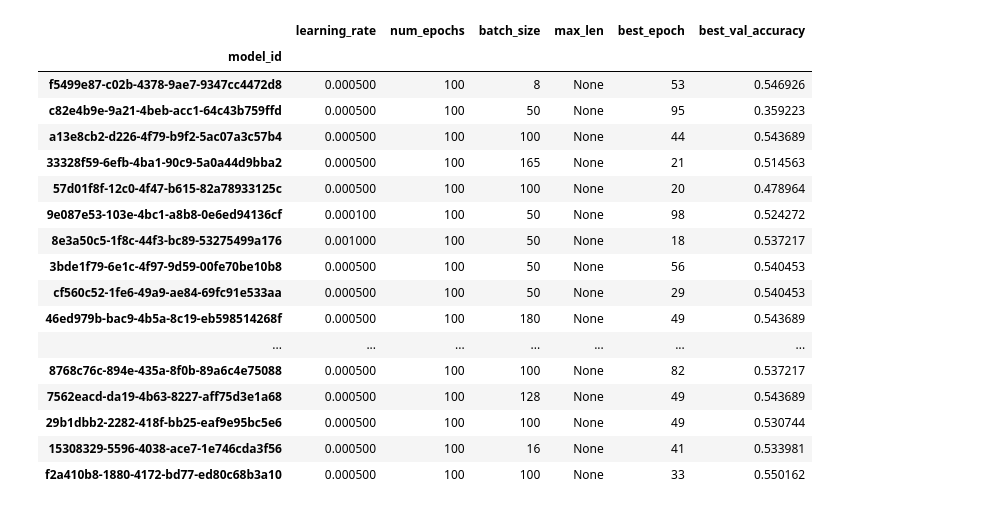
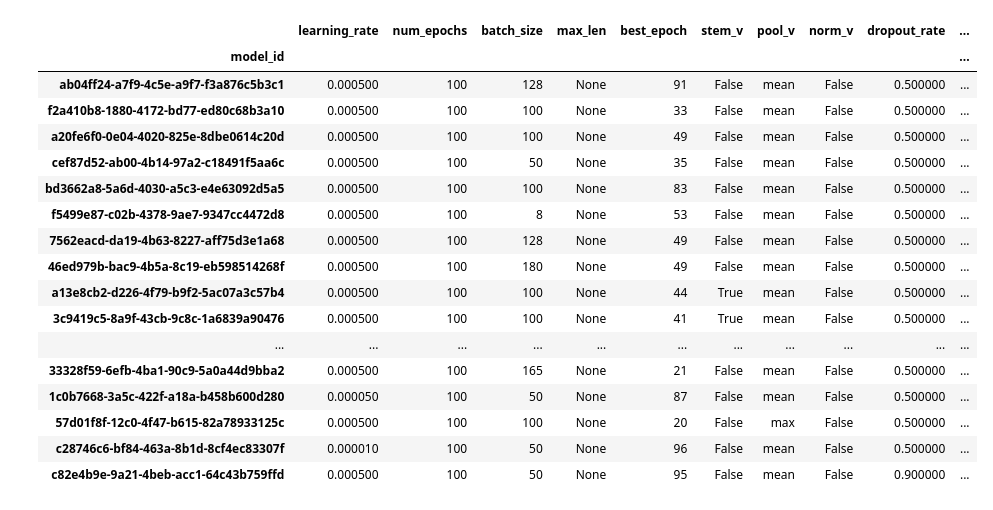
Before and after one commit to raymondfdavey/NLP_ASSESSMENT, a Jupyter notebook: plotting.ipynb, the cells around one changed output. Saved outputs shown, nothing was run; the diff lists cells and outputs as text; code cells hidden in the pictures.

```diff
--- a/plotting.ipynb
+++ b/plotting.ipynb
@@ -30,7 +30,11 @@ def plot(results_dir, graphs=False, confusion_matrix=False):
             epochs = data['hyperparameters'].get('num_epochs', None)
             batch_size = data['hyperparameters'].get('batch_size', None)
             max_len = data['hyperparameters'].get('max_len', None)
-
+            stem_v = data['hyperparameters'].get('stem_v', None)
+            pool_v = data['hyperparameters'].get('pool_v', None)
+            norm_v = data['hyperparameters'].get('norm_v', None)
+            dropout_rate = data['hyperparameters'].get('dropout_rate', None)
+            dr = data['hyperparameters'].get('dropout', None)
 
             row_data = {
                 'model_id': model_id,
@@ -39,6 +43,11 @@ def plot(results_dir, graphs=False, confusion_matrix=False):
                 'batch_size': batch_size,
                 'max_len': max_len,
                 'best_epoch':best_epoch,
+                'stem_v':stem_v,
+                'pool_v':pool_v,
+                'norm_v': norm_v,
+                'dropout_rate': dropout_rate,
+                'dr': dr,
                 'best_val_accuracy': best_val_acc,
             }
 
@@ -87,7 +96,11 @@ def plot(results_dir, graphs=False, confusion_matrix=False):
 
     df = pd.DataFrame(data_list)
     df.set_index('model_id', inplace=True)
+    df = df.sort_values('best_val_accuracy', ascending=False)
+    return df
 
+
+def style_df(df):
     def highlight_max(s):
         is_max = s == s.max()
         return ['background-color: yellow' if v else '' for v in is_max]
@@ -169,24 +182,24 @@ plot(w2v_bin, graphs=False, confusion_matrix=False)
 # %%
-plot(w2v_seq, graphs=False, confusion_matrix=False)
+style_df(plot(w2v_seq, graphs=False, confusion_matrix=False))
 # %% [output]
-|  | learning_rate | num_epochs | batch_size | max_len | best_epoch | best_val_accuracy |
-| model_id |  |  |  |  |  |  |
-| f5499e87-c02b-4378-9ae7-9347cc4472d8 | 0.000500 | 100 | 8 | None | 53 | 0.546926 |
-| c82e4b9e-9a21-4beb-acc1-64c43b759ffd | 0.000500 | 100 | 50 | None | 95 | 0.359223 |
-| a13e8cb2-d226-4f79-b9f2-5ac07a3c57b4 | 0.000500 | 100 | 100 | None | 44 | 0.543689 |
-| 33328f59-6efb-4ba1-90c9-5a0a44d9bba2 | 0.000500 | 100 | 165 | None | 21 | 0.514563 |
-| 57d01f8f-12c0-4f47-b615-82a78933125c | 0.000500 | 100 | 100 | None | 20 | 0.478964 |
-| 9e087e53-103e-4bc1-a8b8-0e6ed94136cf | 0.000100 | 100 | 50 | None | 98 | 0.524272 |
-| 8e3a50c5-1f8c-44f3-bc89-53275499a176 | 0.001000 | 100 | 50 | None | 18 | 0.537217 |
-| 3bde1f79-6e1c-4f97-9d59-00fe70be10b8 | 0.000500 | 100 | 50 | None | 56 | 0.540453 |
-| cf560c52-1fe6-49a9-ae84-69fc91e533aa | 0.000500 | 100 | 50 | None | 29 | 0.540453 |
-| 46ed979b-bac9-4b5a-8c19-eb598514268f | 0.000500 | 100 | 180 | None | 49 | 0.543689 |
-| ... | ... | ... | ... | ... | ... | ... |
-| 8768c76c-894e-435a-8f0b-89a6c4e75088 | 0.000500 | 100 | 100 | None | 82 | 0.537217 |
-| 7562eacd-da19-4b63-8227-aff75d3e1a68 | 0.000500 | 100 | 128 | None | 49 | 0.543689 |
-| 29b1dbb2-2282-418f-bb25-eaf9e95bc5e6 | 0.000500 | 100 | 100 | None | 49 | 0.530744 |
-| 15308329-5596-4038-ace7-1e746cda3f56 | 0.000500 | 100 | 16 | None | 41 | 0.533981 |
-| f2a410b8-1880-4172-bd77-ed80c68b3a10 | 0.000500 | 100 | 100 | None | 33 | 0.550162 |
+|  | learning_rate | num_epochs | batch_size | max_len | best_epoch | stem_v | pool_v | norm_v | dropout_rate | ... |
+| model_id |  |  |  |  |  |  |  |  |  | ... |
+| ab04ff24-a7f9-4c5e-a9f7-f3a876c5b3c1 | 0.000500 | 100 | 128 | None | 91 | False | mean | False | 0.500000 | ... |
+| f2a410b8-1880-4172-bd77-ed80c68b3a10 | 0.000500 | 100 | 100 | None | 33 | False | mean | False | 0.500000 | ... |
+| a20fe6f0-0e04-4020-825e-8dbe0614c20d | 0.000500 | 100 | 100 | None | 49 | False | mean | False | 0.500000 | ... |
+| cef87d52-ab00-4b14-97a2-c18491f5aa6c | 0.000500 | 100 | 50 | None | 35 | False | mean | False | 0.500000 | ... |
+| bd3662a8-5a6d-4030-a5c3-e4e63092d5a5 | 0.000500 | 100 | 100 | None | 83 | False | mean | False | 0.500000 | ... |
+| f5499e87-c02b-4378-9ae7-9347cc4472d8 | 0.000500 | 100 | 8 | None | 53 | False | mean | False | 0.500000 | ... |
+| 7562eacd-da19-4b63-8227-aff75d3e1a68 | 0.000500 | 100 | 128 | None | 49 | False | mean | False | 0.500000 | ... |
+| 46ed979b-bac9-4b5a-8c19-eb598514268f | 0.000500 | 100 | 180 | None | 49 | False | mean | False | 0.500000 | ... |
+| a13e8cb2-d226-4f79-b9f2-5ac07a3c57b4 | 0.000500 | 100 | 100 | None | 44 | True | mean | False | 0.500000 | ... |
+| 3c9419c5-8a9f-43cb-9c8c-1a6839a90476 | 0.000500 | 100 | 100 | None | 41 | True | mean | False | 0.500000 | ... |
+| ... | ... | ... | ... | ... | ... | ... | ... | ... | ... | ... |
+| 33328f59-6efb-4ba1-90c9-5a0a44d9bba2 | 0.000500 | 100 | 165 | None | 21 | False | mean | False | 0.500000 | ... |
+| 1c0b7668-3a5c-422f-a18a-b458b600d280 | 0.000050 | 100 | 50 | None | 87 | False | mean | False | 0.500000 | ... |
+| 57d01f8f-12c0-4f47-b615-82a78933125c | 0.000500 | 100 | 100 | None | 20 | False | max | False | 0.500000 | ... |
+| c28746c6-bf84-463a-8b1d-8cf4ec83307f | 0.000010 | 100 | 50 | None | 96 | False | mean | False | 0.500000 | ... |
+| c82e4b9e-9a21-4beb-acc1-64c43b759ffd | 0.000500 | 100 | 50 | None | 95 | False | mean | False | 0.900000 | ... |
 # %%
 import os
 import json
```
Also changed, not shown: parts of 10 cells of this notebook, 42 other files.
